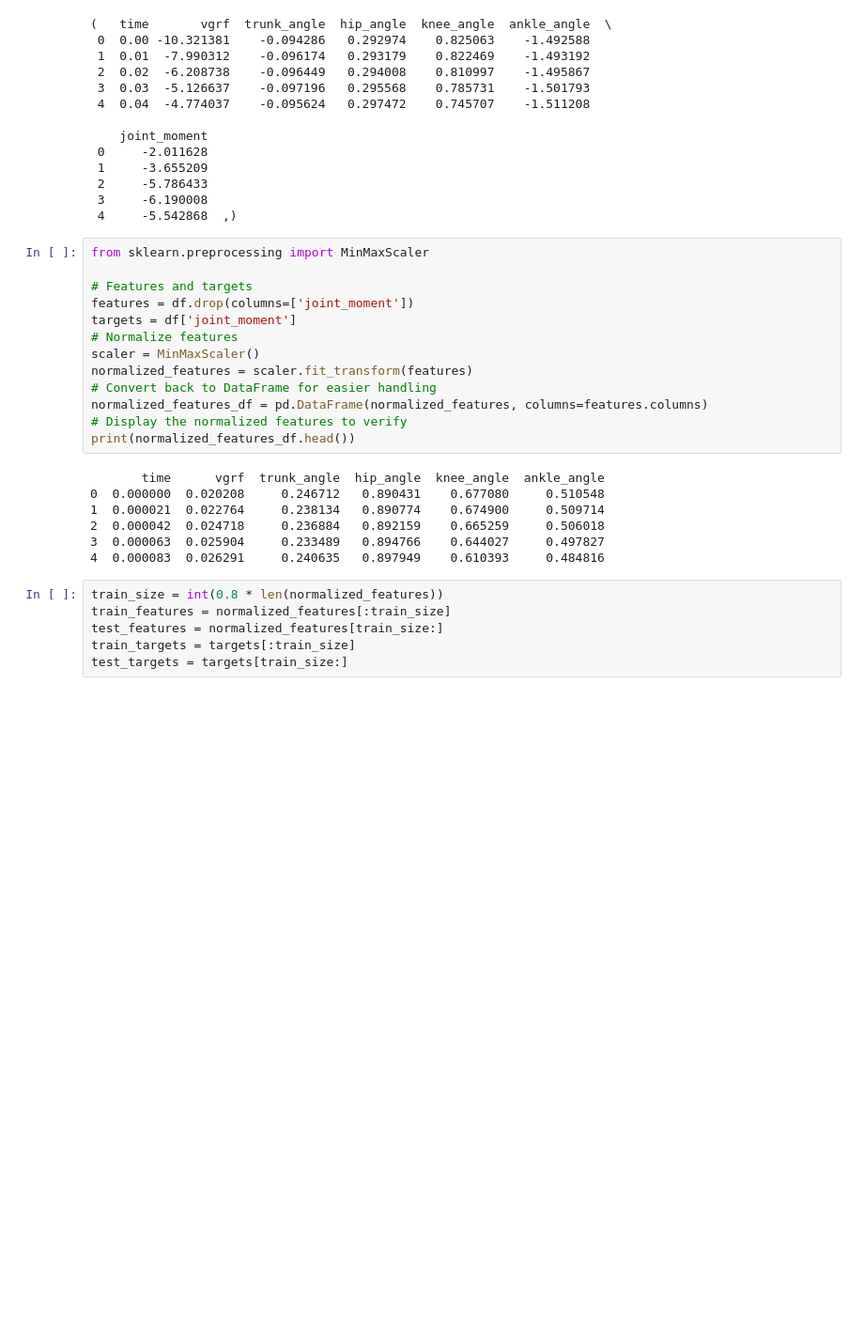
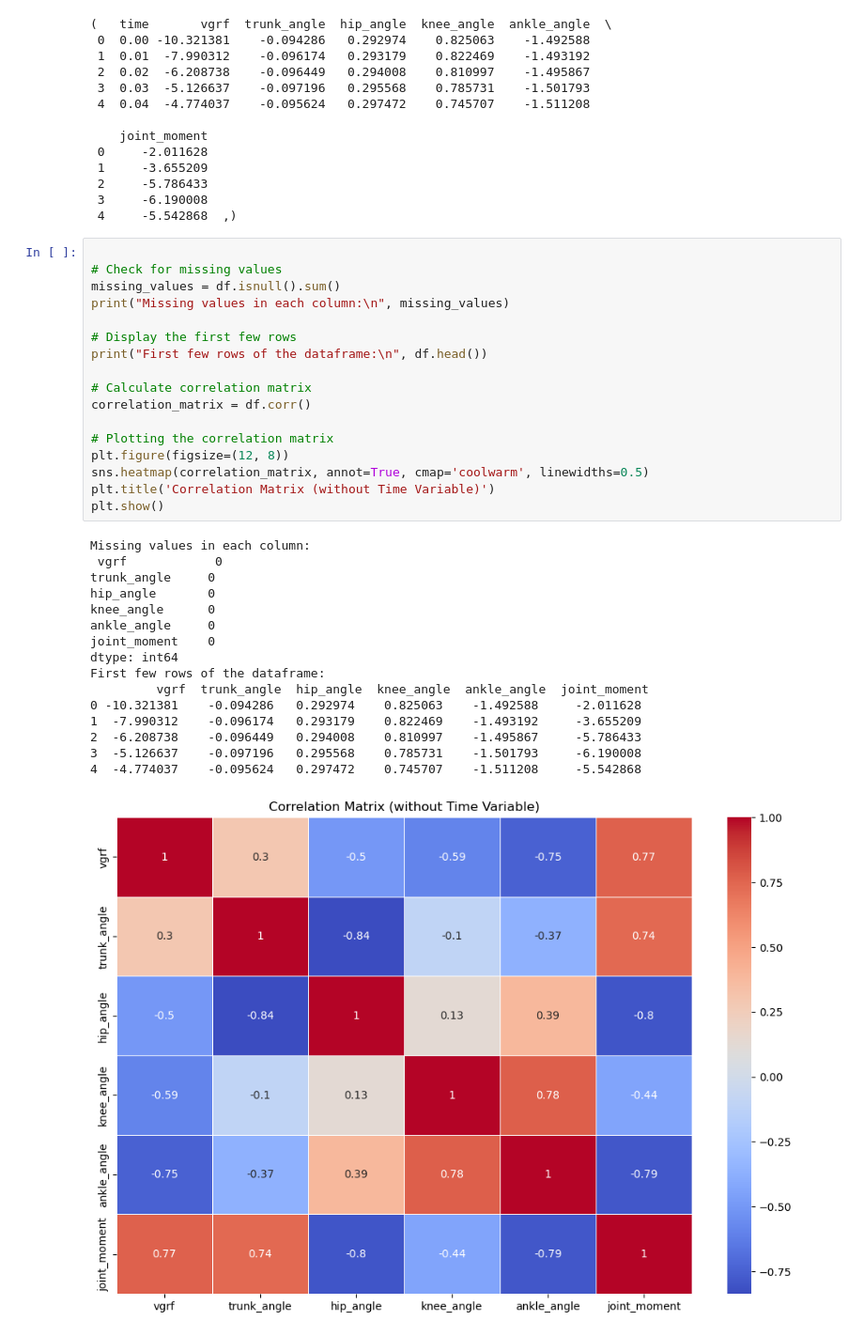
Before and after one commit to moeezmujahid70/NeuralGait, a Jupyter notebook: data_explore.ipynb, the cells around one changed output. Shown: that part at 94% size. Saved outputs shown, nothing was run; the diff lists cells and outputs as text; blank space fills up the shorter version.

```diff
--- a/data_explore.ipynb
+++ b/data_explore.ipynb
@@ -64,29 +67,37 @@ dtype: int64
  2     -5.786433
  3     -6.190008
  4     -5.542868  ,)
-# %%
-from sklearn.preprocessing import MinMaxScaler
-
-# Features and targets
-features = df.drop(columns=['joint_moment'])
-targets = df['joint_moment']
-# Normalize features
-scaler = MinMaxScaler()
-normalized_features = scaler.fit_transform(features)
-# Convert back to DataFrame for easier handling
-normalized_features_df = pd.DataFrame(normalized_features, columns=features.columns)
-# Display the normalized features to verify
-print(normalized_features_df.head())
-# %% [output]
-       time      vgrf  trunk_angle  hip_angle  knee_angle  ankle_angle
-0  0.000000  0.020208     0.246712   0.890431    0.677080     0.510548
-1  0.000021  0.022764     0.238134   0.890774    0.674900     0.509714
-2  0.000042  0.024718     0.236884   0.892159    0.665259     0.506018
-3  0.000063  0.025904     0.233489   0.894766    0.644027     0.497827
-4  0.000083  0.026291     0.240635   0.897949    0.610393     0.484816
-# %%
-train_size = int(0.8 * len(normalized_features))
-train_features = normalized_features[:train_size]
-test_features = normalized_features[train_size:]
-train_targets = targets[:train_size]
-test_targets = targets[train_size:]
+# %%
+
+# Check for missing values
+missing_values = df.isnull().sum()
+print("Missing values in each column:\n", missing_values)
+
+# Display the first few rows
+print("First few rows of the dataframe:\n", df.head())
+
+# Calculate correlation matrix
+correlation_matrix = df.corr()
+
+# Plotting the correlation matrix
+plt.figure(figsize=(12, 8))
+sns.heatmap(correlation_matrix, annot=True, cmap='coolwarm', linewidths=0.5)
+plt.title('Correlation Matrix (without Time Variable)')
+plt.show()
+# %% [output]
+Missing values in each column:
+ vgrf            0
+trunk_angle     0
+hip_angle       0
+knee_angle      0
+ankle_angle     0
+joint_moment    0
+dtype: int64
+First few rows of the dataframe:
+         vgrf  trunk_angle  hip_angle  knee_angle  ankle_angle  joint_moment
+0 -10.321381    -0.094286   0.292974    0.825063    -1.492588     -2.011628
+1  -7.990312    -0.096174   0.293179    0.822469    -1.493192     -3.655209
+2  -6.208738    -0.096449   0.294008    0.810997    -1.495867     -5.786433
+3  -5.126637    -0.097196   0.295568    0.785731    -1.501793     -6.190008
+4  -4.774037    -0.095624   0.297472    0.745707    -1.511208     -5.542868
+[figure, added]
```
Also changed, not shown: parts of 3 cells of this notebook.
